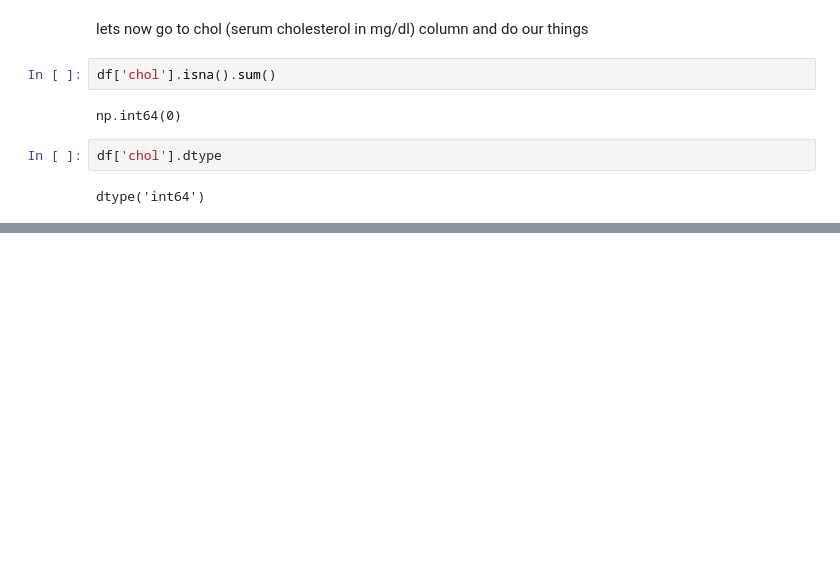
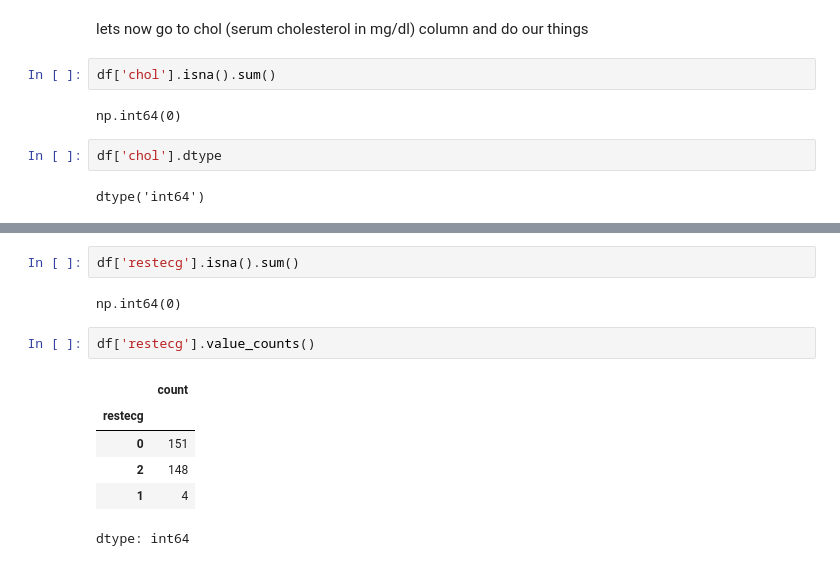
Before and after one commit to lewisnjue/heart-disease, a Jupyter notebook: EDA.ipynb, the cells around one changed output, grey strips where cells are left out. Saved outputs shown, nothing was run; the diff lists cells and outputs as text; blank space fills up the shorter version.

```diff
--- a/EDA.ipynb
+++ b/EDA.ipynb
@@ -208,0 +279,13 @@ dtype('int64')
+# %%
+df['restecg'].isna().sum()
+# %% [output]
+np.int64(0)
+# %%
+df['restecg'].value_counts()
+# %% [output]
+|  | count |
+| restecg |  |
+| 0 | 151 |
+| 2 | 148 |
+| 1 | 4 |
+dtype: int64
```
Also changed, not shown: parts of 19 cells of this notebook.
